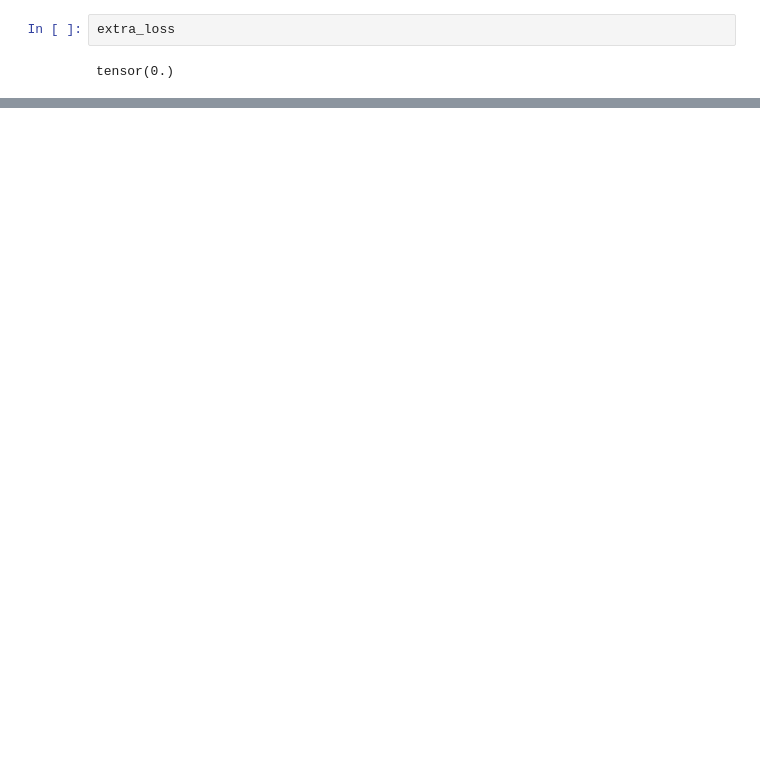
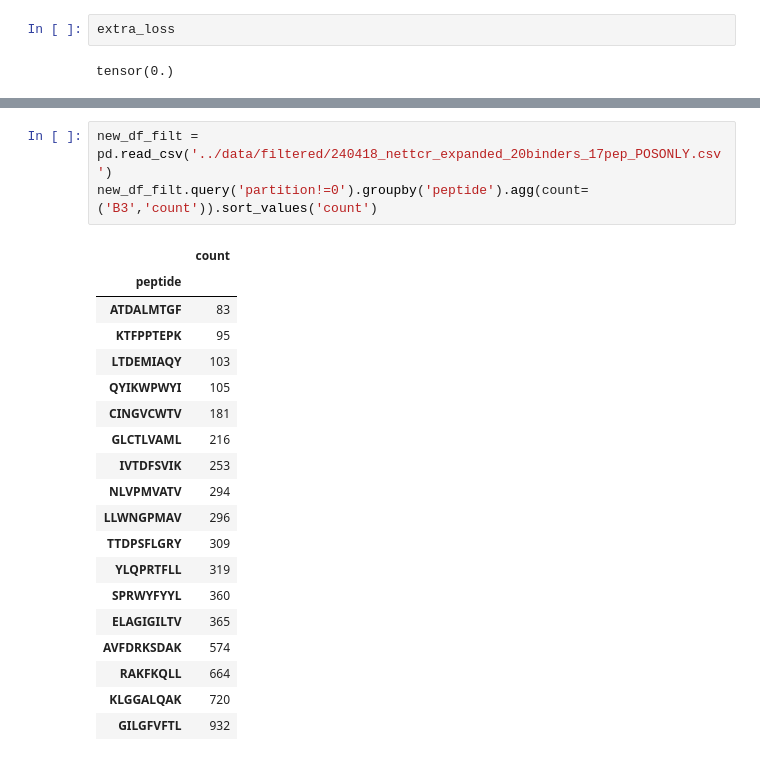
Before and after one commit to richieYT-wan/tclustr, a Jupyter notebook: notebooks/240507_DataFiltering_CustomBatching.ipynb, the cells around one changed output, grey strips where cells are left out. Drawn from its saved outputs; the diff is of its cells as text; blank space fills up the shorter version.

```diff
--- a/notebooks/240507_DataFiltering_CustomBatching.ipynb
+++ b/notebooks/240507_DataFiltering_CustomBatching.ipynb
@@ -1126,0 +1175,23 @@ tensor(0.)
+# %%
+new_df_filt = pd.read_csv('../data/filtered/240418_nettcr_expanded_20binders_17pep_POSONLY.csv')
+new_df_filt.query('partition!=0').groupby('peptide').agg(count=('B3','count')).sort_values('count')
+# %% [output]
+|  | count |
+| peptide |  |
+| ATDALMTGF | 83 |
+| KTFPPTEPK | 95 |
+| LTDEMIAQY | 103 |
+| QYIKWPWYI | 105 |
+| CINGVCWTV | 181 |
+| GLCTLVAML | 216 |
+| IVTDFSVIK | 253 |
+| NLVPMVATV | 294 |
+| LLWNGPMAV | 296 |
+| TTDPSFLGRY | 309 |
+| YLQPRTFLL | 319 |
+| SPRWYFYYL | 360 |
+| ELAGIGILTV | 365 |
+| AVFDRKSDAK | 574 |
+| RAKFKQLL | 664 |
+| KLGGALQAK | 720 |
+| GILGFVFTL | 932 |
```
Also changed, not shown: parts of 10 cells of this notebook, 6 other files.
